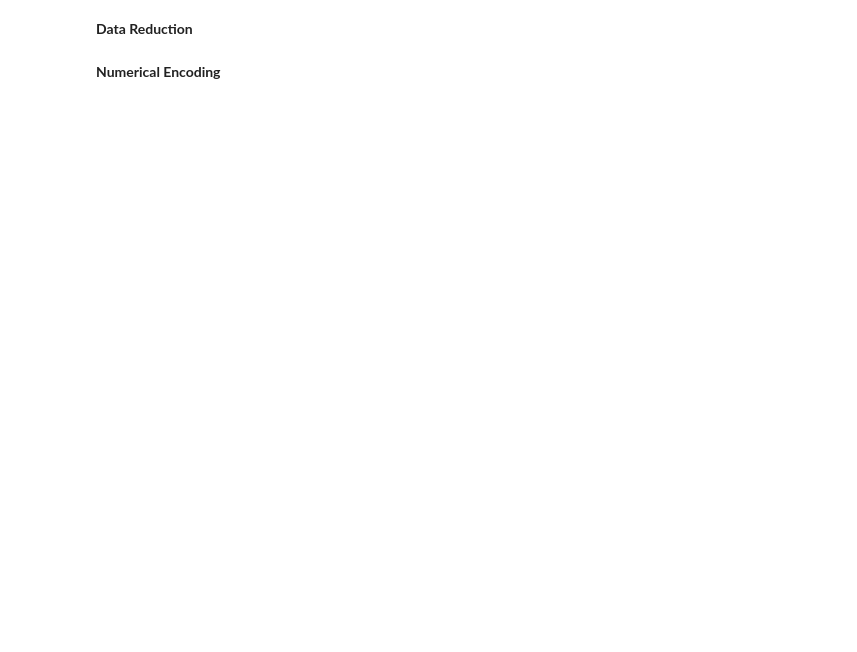
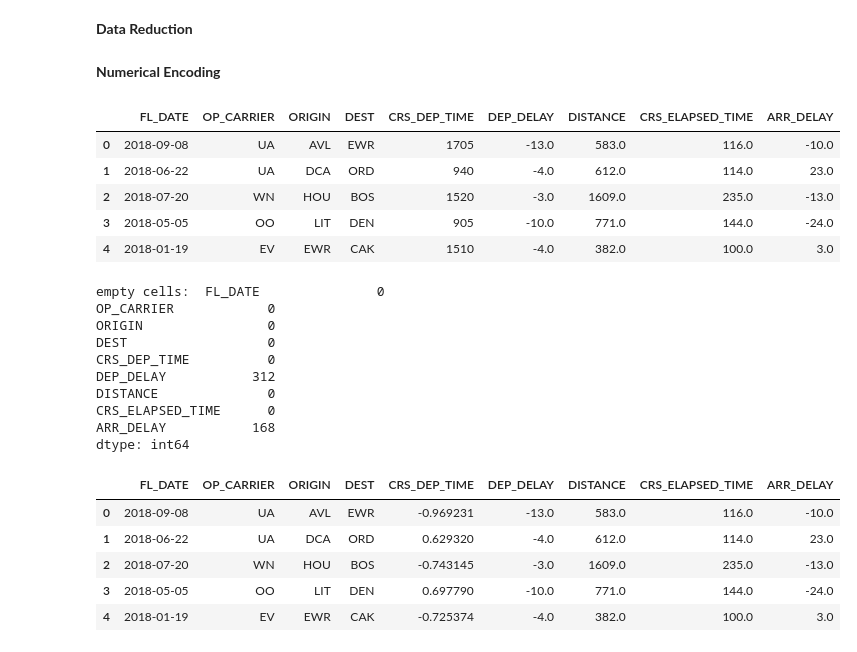
Before and after one commit to litAardvark/CSE151A_Group_Project_SII25, a Jupyter notebook: CSE151A_project.ipynb, the cells around one changed output. Cells and saved outputs as stored; diff of their text form; code cells hidden in the pictures; blank space fills up the shorter version.

```diff
--- a/CSE151A_project.ipynb
+++ b/CSE151A_project.ipynb
@@ -181,2 +188,40 @@ reduced_feature
+# %%
+reduced_feature_df = feature_df.sample(frac=0.069).reset_index(drop=True)
 # %% [markdown]
 **Numerical Encoding**
+# %%
+import numpy as np
+
+display(reduced_feature_df.head())
+cycled_feature_df = reduced_feature_df.copy()
+missing = reduced_feature_df.isnull().sum()
+print("empty cells: ",missing)
+def transform_time_cyclical(col):
+    transformed = np.sin(2 * np.pi * reduced_feature_df[col] / 2400)
+    return transformed
+
+cycled_feature_df['CRS_DEP_TIME'] = transform_time_cyclical('CRS_DEP_TIME')
+display(cycled_feature_df.head())
+# %% [output]
+|  | FL_DATE | OP_CARRIER | ORIGIN | DEST | CRS_DEP_TIME | DEP_DELAY | DISTANCE | CRS_ELAPSED_TIME | ARR_DELAY |
+| 0 | 2018-09-08 | UA | AVL | EWR | 1705 | -13.0 | 583.0 | 116.0 | -10.0 |
+| 1 | 2018-06-22 | UA | DCA | ORD | 940 | -4.0 | 612.0 | 114.0 | 23.0 |
+| 2 | 2018-07-20 | WN | HOU | BOS | 1520 | -3.0 | 1609.0 | 235.0 | -13.0 |
+| 3 | 2018-05-05 | OO | LIT | DEN | 905 | -10.0 | 771.0 | 144.0 | -24.0 |
+| 4 | 2018-01-19 | EV | EWR | CAK | 1510 | -4.0 | 382.0 | 100.0 | 3.0 |
+empty cells:  FL_DATE               0
+OP_CARRIER            0
+ORIGIN                0
+DEST                  0
+CRS_DEP_TIME          0
+DEP_DELAY           312
+DISTANCE              0
+CRS_ELAPSED_TIME      0
+ARR_DELAY           168
+dtype: int64
+|  | FL_DATE | OP_CARRIER | ORIGIN | DEST | CRS_DEP_TIME | DEP_DELAY | DISTANCE | CRS_ELAPSED_TIME | ARR_DELAY |
+| 0 | 2018-09-08 | UA | AVL | EWR | -0.969231 | -13.0 | 583.0 | 116.0 | -10.0 |
+| 1 | 2018-06-22 | UA | DCA | ORD | 0.629320 | -4.0 | 612.0 | 114.0 | 23.0 |
+| 2 | 2018-07-20 | WN | HOU | BOS | -0.743145 | -3.0 | 1609.0 | 235.0 | -13.0 |
+| 3 | 2018-05-05 | OO | LIT | DEN | 0.697790 | -10.0 | 771.0 | 144.0 | -24.0 |
+| 4 | 2018-01-19 | EV | EWR | CAK | -0.725374 | -4.0 | 382.0 | 100.0 | 3.0 |
```
Also changed, not shown: parts of 5 cells of this notebook.
